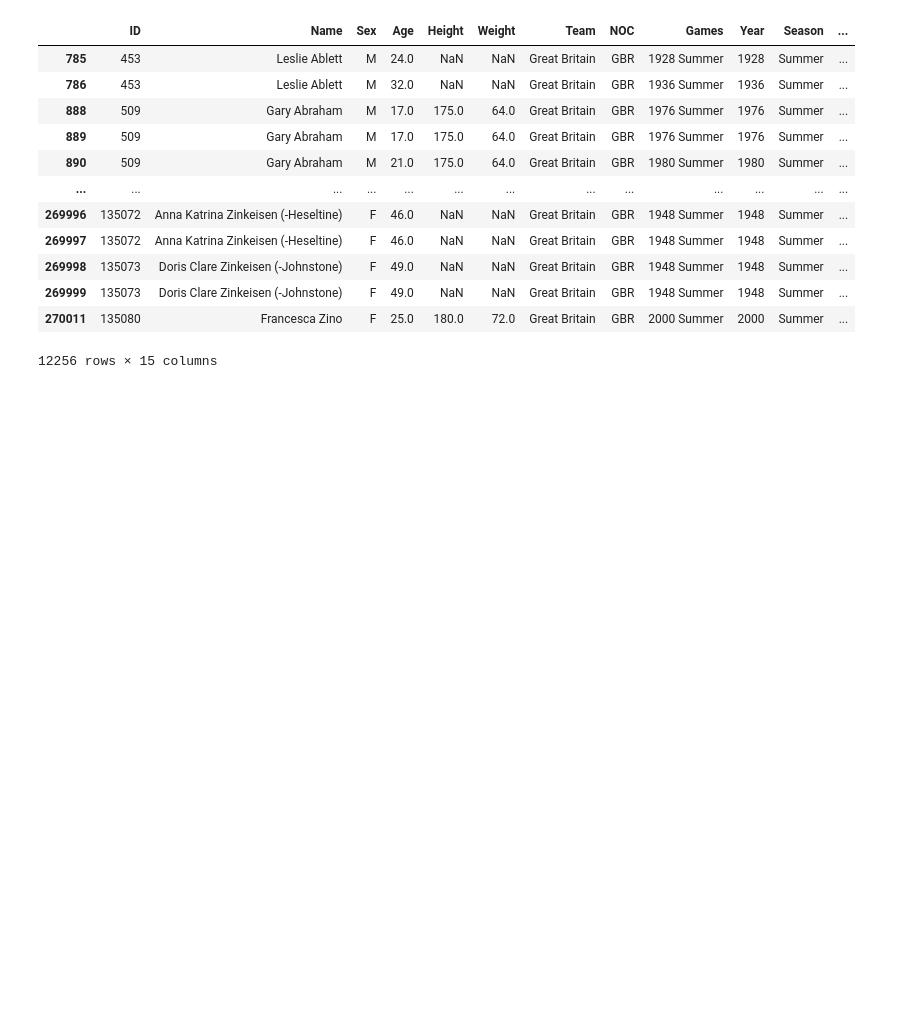
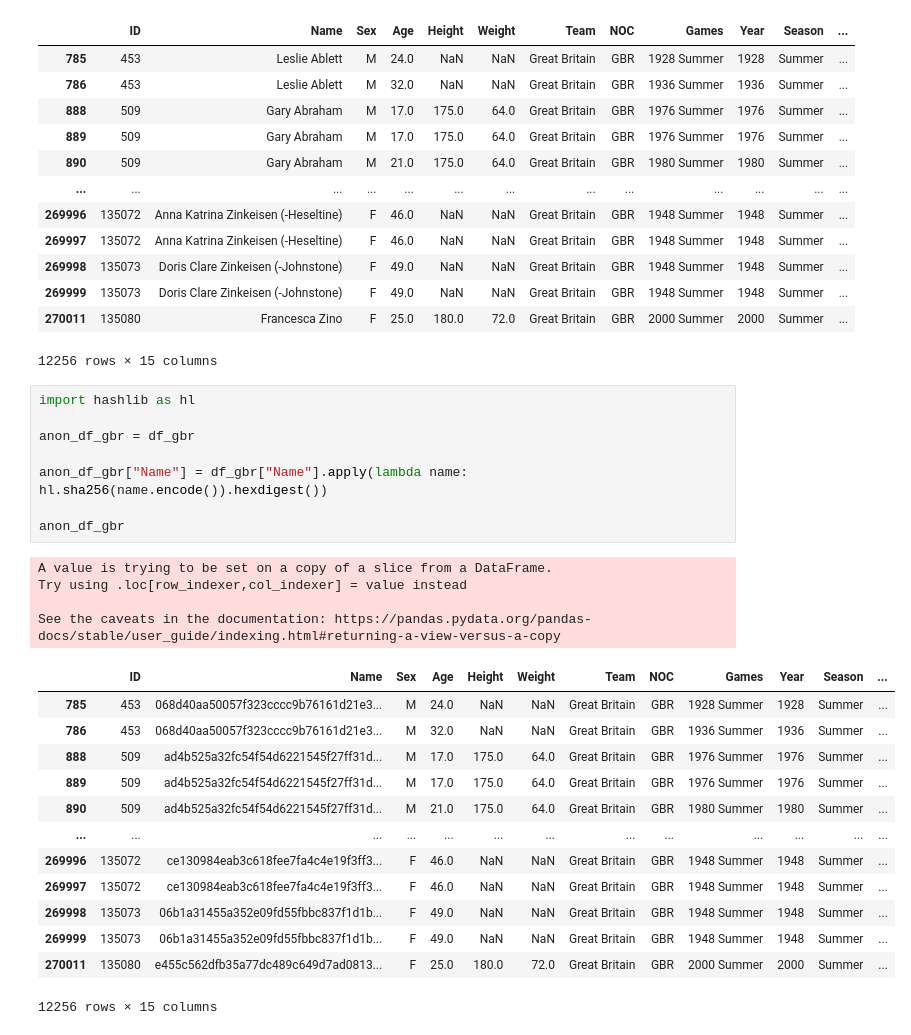
Before and after one commit to AptiDz/projekt_os, a Jupyter notebook: Projekt_OS.ipynb, the cells around one changed output. Cells and saved outputs as stored; diff of their text form; blank space fills up the shorter version.

```diff
--- a/Projekt_OS.ipynb
+++ b/Projekt_OS.ipynb
@@ -155,3 +157,29 @@ df_gbr
 | 269999 | 135073 | Doris Clare Zinkeisen (-Johnstone) | F | 49.0 | NaN | NaN | Great Britain | GBR | 1948 Summer | 1948 | Summer | ... |
 | 270011 | 135080 | Francesca Zino | F | 25.0 | 180.0 | 72.0 | Great Britain | GBR | 2000 Summer | 2000 | Summer | ... |
 12256 rows × 15 columns
+# %%
+import hashlib as hl
+
+anon_df_gbr = df_gbr
+
+anon_df_gbr["Name"] = df_gbr["Name"].apply(lambda name: hl.sha256(name.encode()).hexdigest())
+
+anon_df_gbr
+# %% [output]
+A value is trying to be set on a copy of a slice from a DataFrame.
+Try using .loc[row_indexer,col_indexer] = value instead
+
+See the caveats in the documentation: https://pandas.pydata.org/pandas-docs/stable/user_guide/indexing.html#returning-a-view-versus-a-copy
+|  | ID | Name | Sex | Age | Height | Weight | Team | NOC | Games | Year | Season | ... |
+| 785 | 453 | 068d40aa50057f323cccc9b76161d21e3... | M | 24.0 | NaN | NaN | Great Britain | GBR | 1928 Summer | 1928 | Summer | ... |
+| 786 | 453 | 068d40aa50057f323cccc9b76161d21e3... | M | 32.0 | NaN | NaN | Great Britain | GBR | 1936 Summer | 1936 | Summer | ... |
+| 888 | 509 | ad4b525a32fc54f54d6221545f27ff31d... | M | 17.0 | 175.0 | 64.0 | Great Britain | GBR | 1976 Summer | 1976 | Summer | ... |
+| 889 | 509 | ad4b525a32fc54f54d6221545f27ff31d... | M | 17.0 | 175.0 | 64.0 | Great Britain | GBR | 1976 Summer | 1976 | Summer | ... |
+| 890 | 509 | ad4b525a32fc54f54d6221545f27ff31d... | M | 21.0 | 175.0 | 64.0 | Great Britain | GBR | 1980 Summer | 1980 | Summer | ... |
+| ... | ... | ... | ... | ... | ... | ... | ... | ... | ... | ... | ... | ... |
+| 269996 | 135072 | ce130984eab3c618fee7fa4c4e19f3ff3... | F | 46.0 | NaN | NaN | Great Britain | GBR | 1948 Summer | 1948 | Summer | ... |
+| 269997 | 135072 | ce130984eab3c618fee7fa4c4e19f3ff3... | F | 46.0 | NaN | NaN | Great Britain | GBR | 1948 Summer | 1948 | Summer | ... |
+| 269998 | 135073 | 06b1a31455a352e09fd55fbbc837f1d1b... | F | 49.0 | NaN | NaN | Great Britain | GBR | 1948 Summer | 1948 | Summer | ... |
+| 269999 | 135073 | 06b1a31455a352e09fd55fbbc837f1d1b... | F | 49.0 | NaN | NaN | Great Britain | GBR | 1948 Summer | 1948 | Summer | ... |
+| 270011 | 135080 | e455c562dfb35a77dc489c649d7ad0813... | F | 25.0 | 180.0 | 72.0 | Great Britain | GBR | 2000 Summer | 2000 | Summer | ... |
+12256 rows × 15 columns
```
Also changed, not shown: parts of 2 cells of this notebook.
